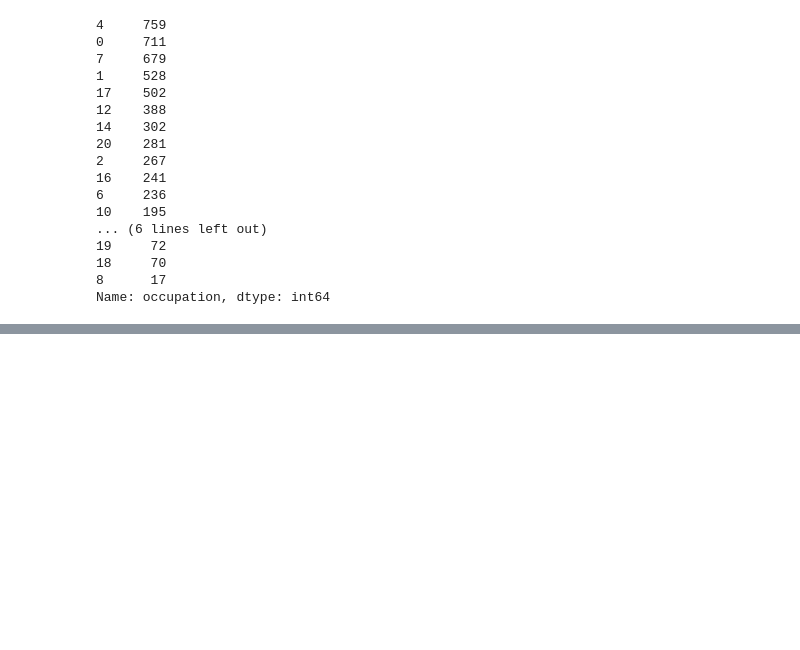
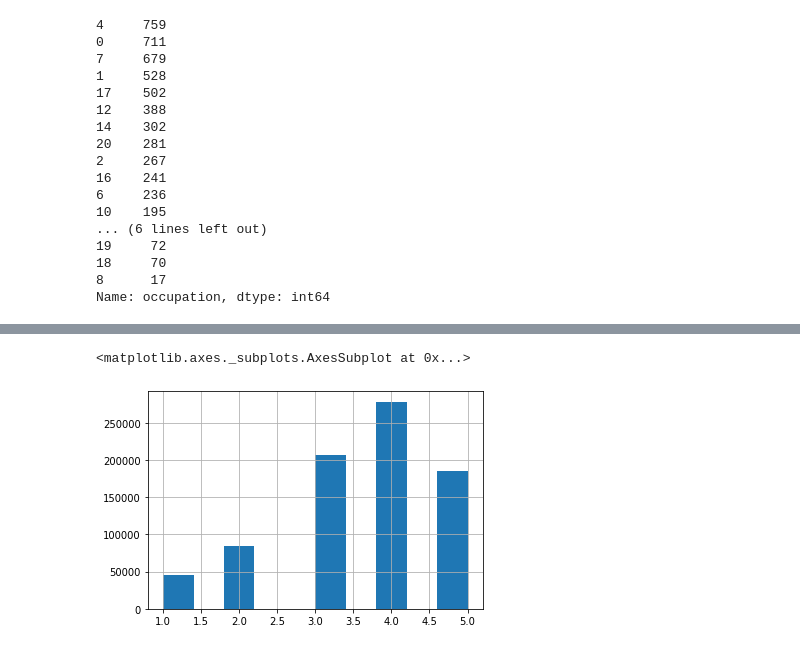
Before and after one commit to Vaycold/Python_ML, a Jupyter notebook: Reco_Algo/Embedding&Ranking.ipynb, the cells around one changed output, grey strips where cells are left out. Saved outputs shown, nothing was run; the diff lists cells and outputs as text; code cells hidden in the pictures; blank space fills up the shorter version.

```diff
--- a/Reco_Algo/Embedding&Ranking.ipynb
+++ b/Reco_Algo/Embedding&Ranking.ipynb
@@ -549,0 +711,5 @@ user_df['occupation']
+# %%
+# Context profiling
+train_df = pd.merge(train_df, movie_df, on = 'movie_id')
+train_df = pd.merge(train_df, user_df, on = 'user_id')
+train_df.head()
@@ -549,0 +723,5 @@ user_df['occupation']
+# %%
+train_df.rating.hist()
+# %% [output]
+<matplotlib.axes._subplots.AxesSubplot at 0x...>
+[figure, added]
```
Also changed, not shown: parts of 22 cells of this notebook.
